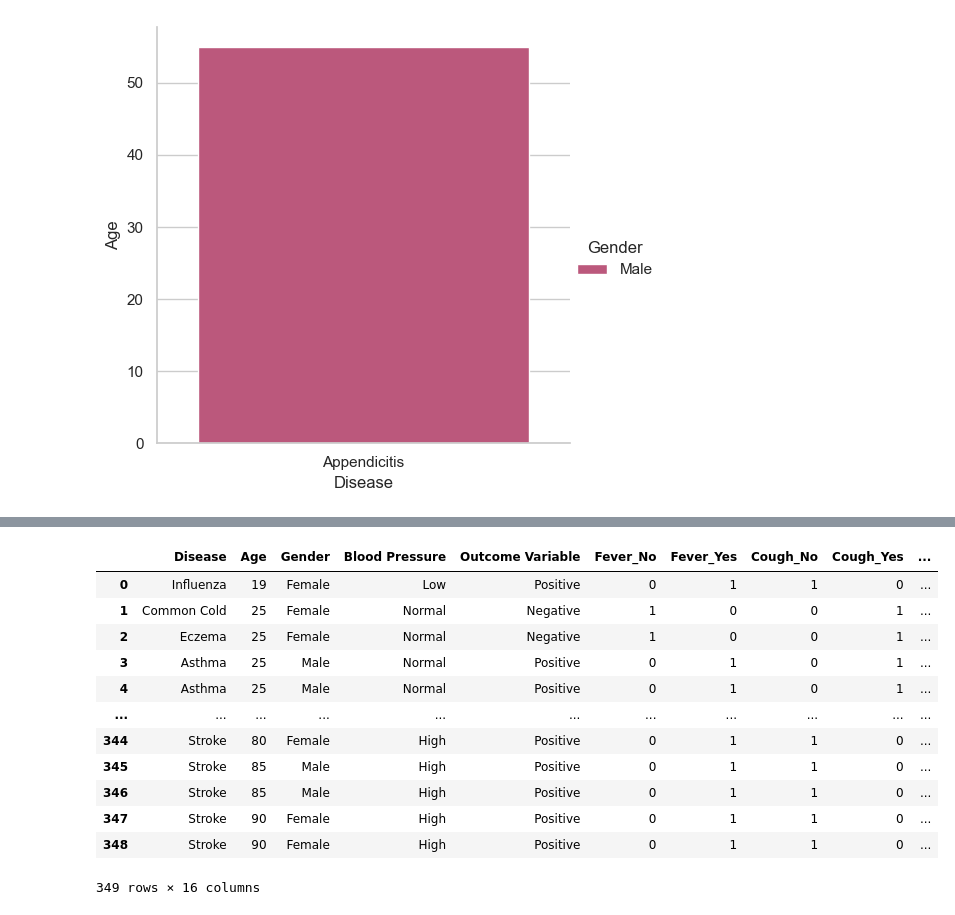
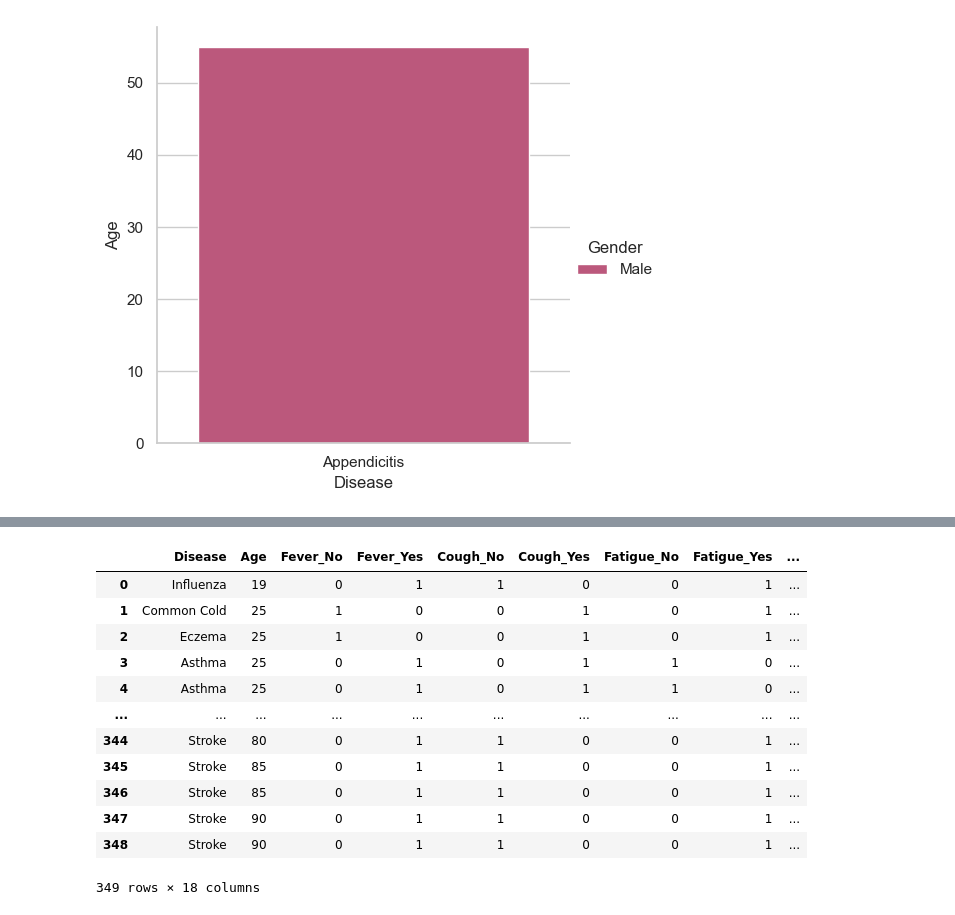
Before and after one commit to Knight-Fenris/PyDS-Project, a Jupyter notebook: project.ipynb, the cells around one changed output, grey strips where cells are left out. Cells and saved outputs as stored; diff of their text form; code cells hidden in the pictures.

```diff
--- a/project.ipynb
+++ b/project.ipynb
@@ -152,22 +152,22 @@ plt.show()
 # %%
 
-one_hot_encoded_data = pd.get_dummies(df, columns = ['Fever', 'Cough','Fatigue','Difficulty Breathing','Cholesterol Level'],dtype=int)
-one_hot_encoded_data
+ohc_df = pd.get_dummies(df, columns = ['Fever', 'Cough','Fatigue','Difficulty Breathing','Cholesterol Level','Blood Pressure','Gender'],dtype=int)
+ohc_df
 # enc = OneHotEncoder()
 # enc_data = pd.DataFrame(enc.fit_transform(df[['Fever','Cough']]).toarray())
 # df1 = df.join(enc_data)
 # df1.head()
 # %% [output]
-|  | Disease | Age | Gender | Blood Pressure | Outcome Variable | Fever_No | Fever_Yes | Cough_No | Cough_Yes | ... |
-| 0 | Influenza | 19 | Female | Low | Positive | 0 | 1 | 1 | 0 | ... |
-| 1 | Common Cold | 25 | Female | Normal | Negative | 1 | 0 | 0 | 1 | ... |
-| 2 | Eczema | 25 | Female | Normal | Negative | 1 | 0 | 0 | 1 | ... |
-| 3 | Asthma | 25 | Male | Normal | Positive | 0 | 1 | 0 | 1 | ... |
-| 4 | Asthma | 25 | Male | Normal | Positive | 0 | 1 | 0 | 1 | ... |
-| ... | ... | ... | ... | ... | ... | ... | ... | ... | ... | ... |
-| 344 | Stroke | 80 | Female | High | Positive | 0 | 1 | 1 | 0 | ... |
-| 345 | Stroke | 85 | Male | High | Positive | 0 | 1 | 1 | 0 | ... |
-| 346 | Stroke | 85 | Male | High | Positive | 0 | 1 | 1 | 0 | ... |
-| 347 | Stroke | 90 | Female | High | Positive | 0 | 1 | 1 | 0 | ... |
-| 348 | Stroke | 90 | Female | High | Positive | 0 | 1 | 1 | 0 | ... |
+|  | Disease | Age | Fever_No | Fever_Yes | Cough_No | Cough_Yes | Fatigue_No | Fatigue_Yes | ... |
+| 0 | Influenza | 19 | 0 | 1 | 1 | 0 | 0 | 1 | ... |
+| 1 | Common Cold | 25 | 1 | 0 | 0 | 1 | 0 | 1 | ... |
+| 2 | Eczema | 25 | 1 | 0 | 0 | 1 | 0 | 1 | ... |
+| 3 | Asthma | 25 | 0 | 1 | 0 | 1 | 1 | 0 | ... |
+| 4 | Asthma | 25 | 0 | 1 | 0 | 1 | 1 | 0 | ... |
+| ... | ... | ... | ... | ... | ... | ... | ... | ... | ... |
+| 344 | Stroke | 80 | 0 | 1 | 1 | 0 | 0 | 1 | ... |
+| 345 | Stroke | 85 | 0 | 1 | 1 | 0 | 0 | 1 | ... |
+| 346 | Stroke | 85 | 0 | 1 | 1 | 0 | 0 | 1 | ... |
+| 347 | Stroke | 90 | 0 | 1 | 1 | 0 | 0 | 1 | ... |
+| 348 | Stroke | 90 | 0 | 1 | 1 | 0 | 0 | 1 | ... |
-349 rows × 16 columns
+349 rows × 18 columns
```
Also changed, not shown: parts of 17 cells of this notebook.
